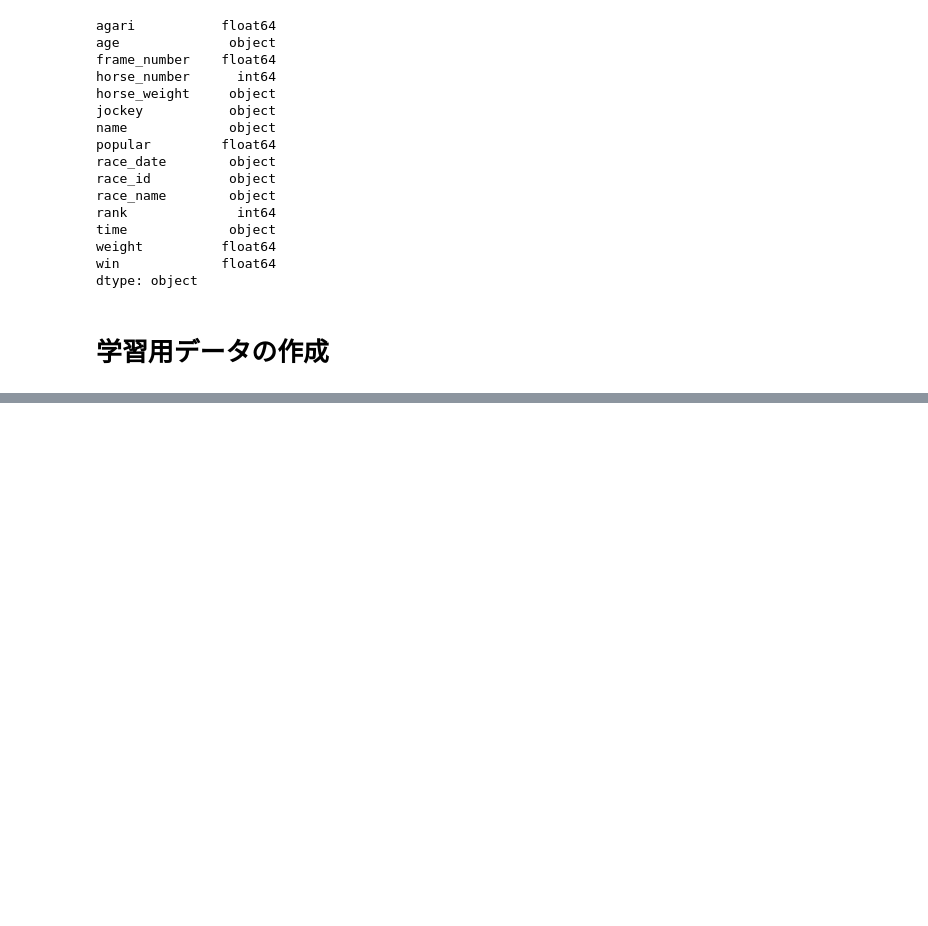
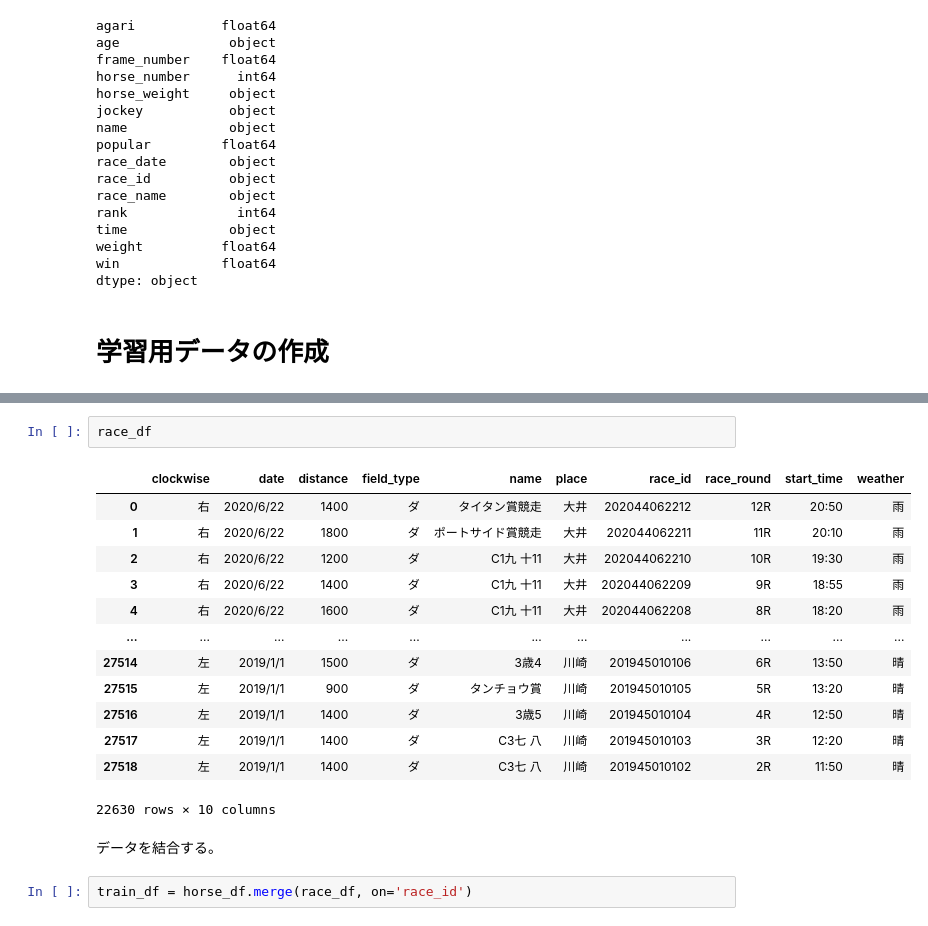
Before and after one commit to monda00/horse-race-notebook, a Jupyter notebook: horse_race_EDA.ipynb, the cells around one changed output, grey strips where cells are left out. Drawn from its saved outputs; the diff is of its cells as text; blank space fills up the shorter version.

```diff
--- a/horse_race_EDA.ipynb
+++ b/horse_race_EDA.ipynb
@@ -646,0 +690,20 @@ dtype: object
+# %%
+race_df
+# %% [output]
+|  | clockwise | date | distance | field_type | name | place | race_id | race_round | start_time | weather |
+| 0 | 右 | 2020/6/22 | 1400 | ダ | タイタン賞競走 | 大井 | 202044062212 | 12R | 20:50 | 雨 |
+| 1 | 右 | 2020/6/22 | 1800 | ダ | ポートサイド賞競走 | 大井 | 202044062211 | 11R | 20:10 | 雨 |
+| 2 | 右 | 2020/6/22 | 1200 | ダ | C1九 十11 | 大井 | 202044062210 | 10R | 19:30 | 雨 |
+| 3 | 右 | 2020/6/22 | 1400 | ダ | C1九 十11 | 大井 | 202044062209 | 9R | 18:55 | 雨 |
+| 4 | 右 | 2020/6/22 | 1600 | ダ | C1九 十11 | 大井 | 202044062208 | 8R | 18:20 | 雨 |
+| ... | ... | ... | ... | ... | ... | ... | ... | ... | ... | ... |
+| 27514 | 左 | 2019/1/1 | 1500 | ダ | 3歳4 | 川崎 | 201945010106 | 6R | 13:50 | 晴 |
+| 27515 | 左 | 2019/1/1 | 900 | ダ | タンチョウ賞 | 川崎 | 201945010105 | 5R | 13:20 | 晴 |
+| 27516 | 左 | 2019/1/1 | 1400 | ダ | 3歳5 | 川崎 | 201945010104 | 4R | 12:50 | 晴 |
+| 27517 | 左 | 2019/1/1 | 1400 | ダ | C3七 八 | 川崎 | 201945010103 | 3R | 12:20 | 晴 |
+| 27518 | 左 | 2019/1/1 | 1400 | ダ | C3七 八 | 川崎 | 201945010102 | 2R | 11:50 | 晴 |
+22630 rows × 10 columns
+# %% [markdown]
+データを結合する。
+# %%
+train_df = horse_df.merge(race_df, on='race_id')
```
Also changed, not shown: parts of 19 cells of this notebook.
